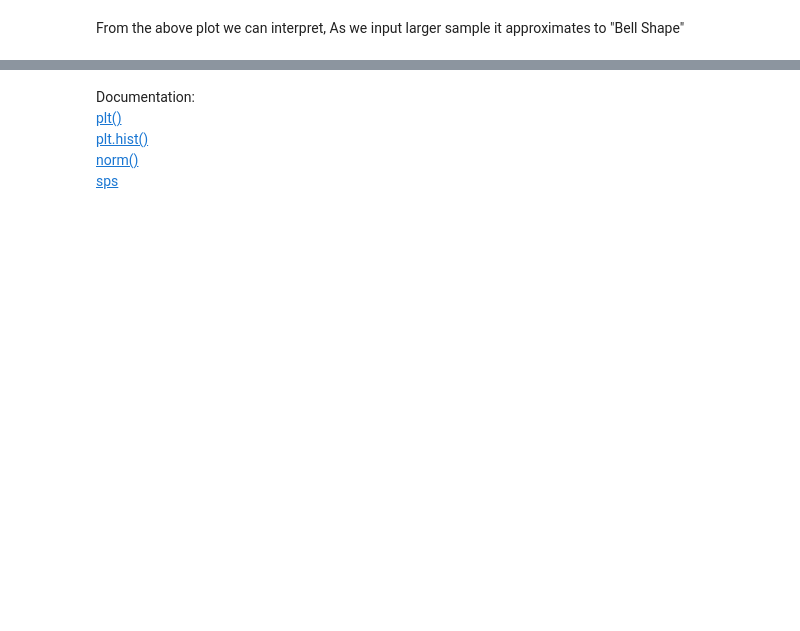
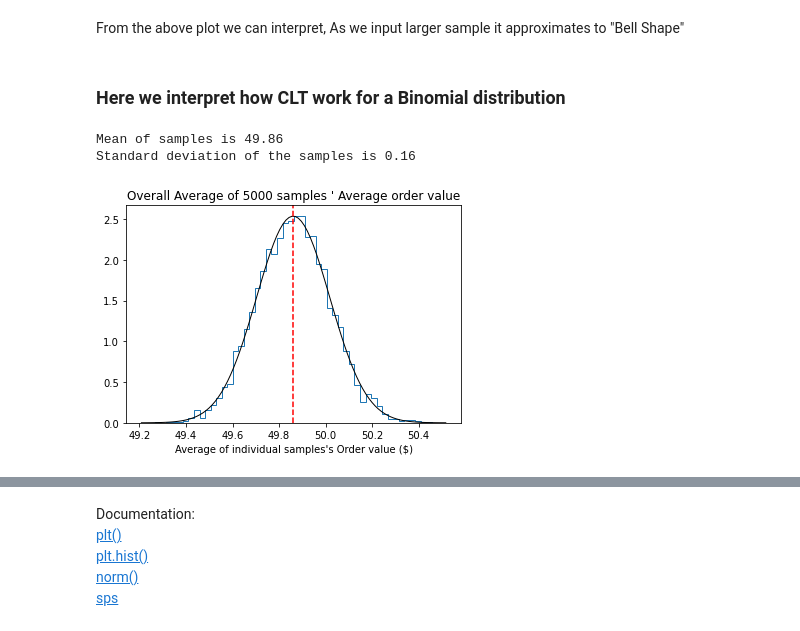
Before and after one commit to PetalsOnWind/Statistics-and-Econometrics-for-Data-Science, a Jupyter notebook: WIP/Central Limit Theorem.ipynb, the cells around one changed output, grey strips where cells are left out. Saved outputs shown, nothing was run; the diff lists cells and outputs as text; code cells hidden in the pictures; blank space fills up the shorter version.

```diff
--- a/WIP/Central Limit Theorem.ipynb
+++ b/WIP/Central Limit Theorem.ipynb
@@ -361,2 +360,11 @@ Standard deviation of the samples is 1.54
 # %% [markdown]
 From the above plot we can interpret, As we input larger sample it approximates to "Bell Shape"
+# %% [markdown]
+### Here we interpret how CLT work for a Binomial distribution
+# %%
+means_1000_samples_5000_exp = binomial_experiment_clt(5000,1000,100,0.5,1000,False)
+fig_exp_1000 = clt_normal_approximation(means_1000_samples_5000_exp,5000)
+# %% [output]
+Mean of samples is 49.86
+Standard deviation of the samples is 0.16
+[figure, added]
```
Also changed, not shown: parts of 8 cells of this notebook.
